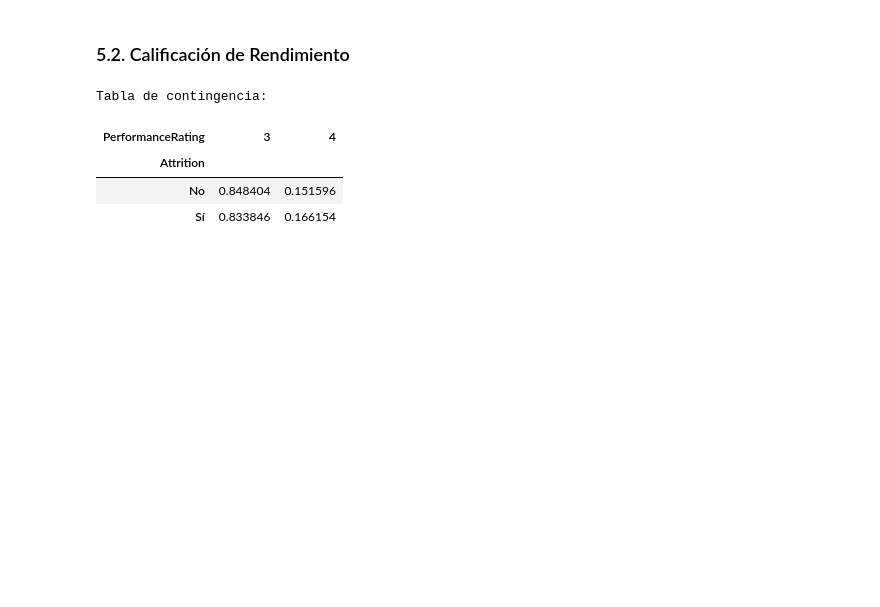
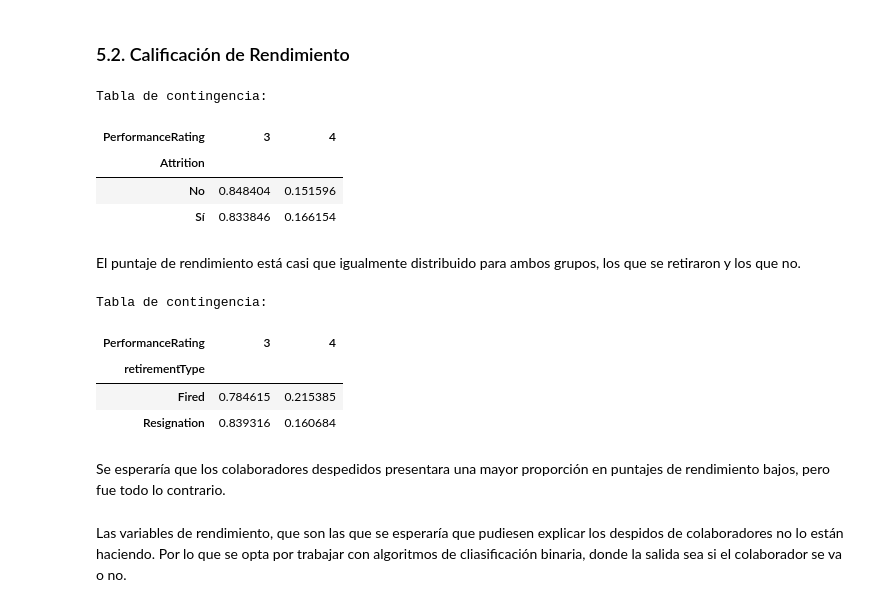
Before and after one commit to AlexanderBedoyaC/prediccion_abandono_empleo, a Jupyter notebook: c. Alex - Análisis Exploratorio.ipynb, the cells around one changed output. Saved outputs shown, nothing was run; the diff lists cells and outputs as text; code cells hidden in the pictures; blank space fills up the shorter version.

Commit message:
Análisis exploratorio satisfacción y rendimiento

```diff
--- a/c. Alex - Análisis Exploratorio.ipynb
+++ b/c. Alex - Análisis Exploratorio.ipynb
@@ -195,3 +211,17 @@ Tabla de contingencia:
 | Attrition |  |  |
 | No | 0.848404 | 0.151596 |
 | Sí | 0.833846 | 0.166154 |
+# %% [markdown]
+El puntaje de rendimiento está casi que igualmente distribuido para ambos grupos, los que se retiraron y los que no.
+# %%
+funciones.analisisBivariado(data, ['retirementType', 'PerformanceRating'], 'v', 'relative')
+# %% [output]
+Tabla de contingencia:
+| PerformanceRating | 3 | 4 |
+| retirementType |  |  |
+| Fired | 0.784615 | 0.215385 |
+| Resignation | 0.839316 | 0.160684 |
+# %% [markdown]
+Se esperaría que los colaboradores despedidos presentara una mayor proporción en puntajes de rendimiento bajos, pero fue todo lo contrario.
+# %% [markdown]
+Las variables de rendimiento, que son las que se esperaría que pudiesen explicar los despidos de colaboradores no lo están haciendo. Por lo que se opta por trabajar con algoritmos de cliasificación binaria, donde la salida sea si el colaborador se va o no.
```
Also changed, not shown: parts of 17 cells of this notebook, 1 other file.
